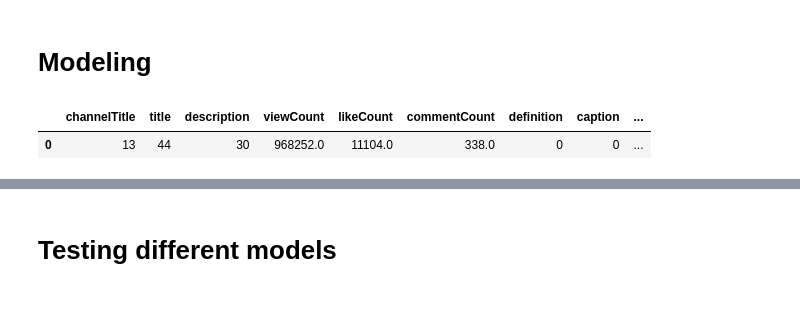
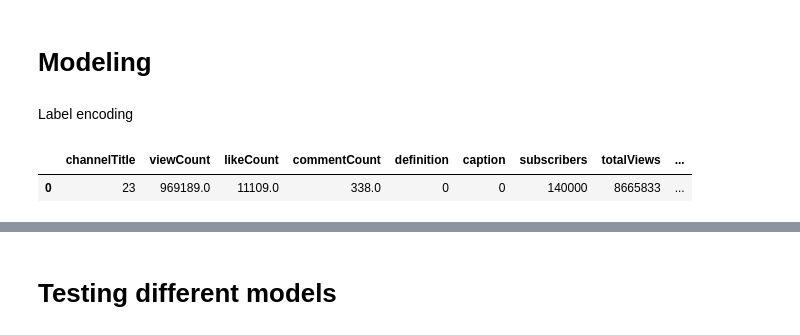
Before and after one commit to mhaln3mi/Youtube-content-quality-classification, a Jupyter notebook: code.ipynb, the cells around one changed output, grey strips where cells are left out. Drawn from its saved outputs; the diff is of its cells as text; code cells hidden in the pictures; blank space fills up the shorter version.

```diff
--- a/code.ipynb
+++ b/code.ipynb
@@ -11,7 +11,7 @@ import matplotlib as plt
 # %%
 df = pd.read_csv('data/ytdataframe.csv')
 
-dff = pd.read_csv(r'C:\Users\wled3\ytunlabeled.csv')
+dff = pd.read_csv(r'C:\Users\wled3\ytunlabeled2.csv')
 # %%
 df.head(5)
 # %% [output]
@@ -115,9 +111,15 @@ dff['tagCount'] = dff['tags'].apply(lambda x: 0 if x is np.nan else len(x))
+# %%
+df['title length'] = df['title'].apply(lambda x: 0 if x is np.nan else len(x))
+df['description length'] = df['description'].apply(lambda x: 0 if x is np.nan else len(x))
+
+dff['title length'] = dff['title'].apply(lambda x: 0 if x is np.nan else len(x))
+dff['description length'] = dff['description'].apply(lambda x: 0 if x is np.nan else len(x))
 # %% [markdown]
 Dropping columns we wont use
 # %%
-df = df.drop(['Unnamed: 0', 'publishedAt', 'duration', 'favouriteCount', 'video_id', 'tags'], axis=1)
+df = df.drop(['Unnamed: 0', 'description', 'title', 'publishedAt', 'duration', 'favouriteCount', 'video_id', 'tags'], axis=1)
 
-dff = dff.drop(['Unnamed: 0', 'publishedAt', 'duration', 'favouriteCount', 'video_id', 'tags'], axis=1)
+dff = dff.drop(['Unnamed: 0', 'description', 'title', 'publishedAt', 'duration', 'favouriteCount', 'video_id', 'tags'], axis=1)
 # %% [markdown]
 # EDA
 # %% [markdown]
@@ -144,20 +143,22 @@ import sklearn
 from sklearn.model_selection import train_test_split
 from sklearn.linear_model import LogisticRegression
 from sklearn.preprocessing import LabelEncoder
+# %% [markdown]
+Label encoding
 # %%
 le = LabelEncoder()
 
-df2 = ['channelTitle', 'title', 'description', 'definition', 'caption', 'Label']
+df2 = ['channelTitle', 'definition', 'caption', 'Label']
 
 df[df2] = df[df2].apply(le.fit_transform)
 
-dffs = ['channelTitle', 'title', 'description', 'definition', 'caption']
+dffs = ['channelTitle', 'definition', 'caption']
 dff[dffs] = dff[dffs].apply(le.fit_transform)
 
 
 
 df.head(1)
 # %% [output]
-|  | channelTitle | title | description | viewCount | likeCount | commentCount | definition | caption | ... |
-| 0 | 13 | 44 | 30 | 968252.0 | 11104.0 | 338.0 | 0 | 0 | ... |
+|  | channelTitle | viewCount | likeCount | commentCount | definition | caption | subscribers | totalViews | ... |
+| 0 | 23 | 969189.0 | 11109.0 | 338.0 | 0 | 0 | 140000 | 8665833 | ... |
 # %%
```
Also changed, not shown: parts of 24 cells of this notebook, 3 other files.
